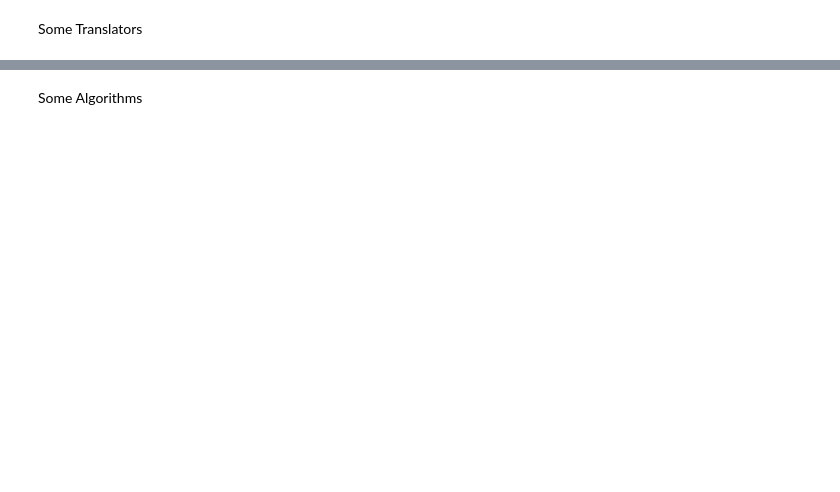
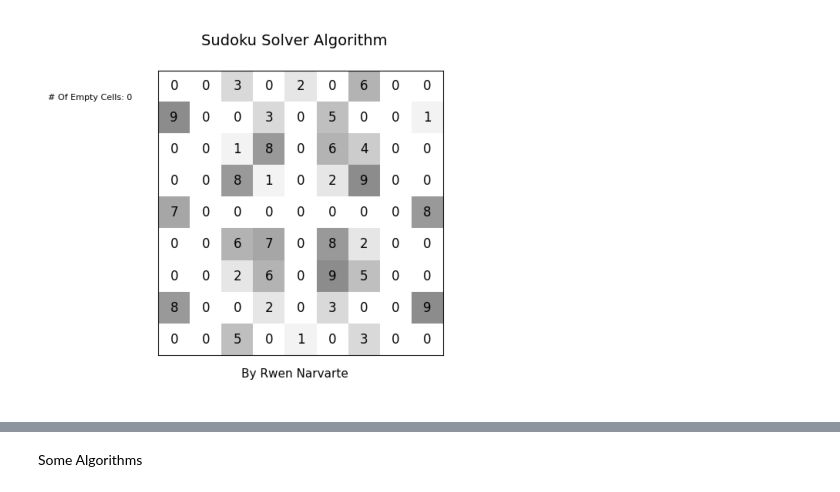
Before and after one commit to rwen-narvarte/cool-stuff, a Jupyter notebook: Project Euler/96.ipynb, the cells around one changed output, grey strips where cells are left out. Cells and saved outputs as stored; diff of their text form; code cells hidden in the pictures; blank space fills up the shorter version.

```diff
--- a/Project Euler/96.ipynb
+++ b/Project Euler/96.ipynb
@@ -73,5 +85,11 @@ for i in range(0,5):
     filename = f'frame{i}.png'
     vis(data)
     frames.append(imageio.imread(filename))
-# %% [markdown]
-Some Translators
+# %%
+# Just to show you how the puzzle looks like
+frame0 = img.imread('frame0.png')
+plt.imshow(frame0)
+plt.axis('off')
+plt.show()
+# %% [output]
+[figure, added]
```
Also changed, not shown: parts of 10 cells of this notebook.
